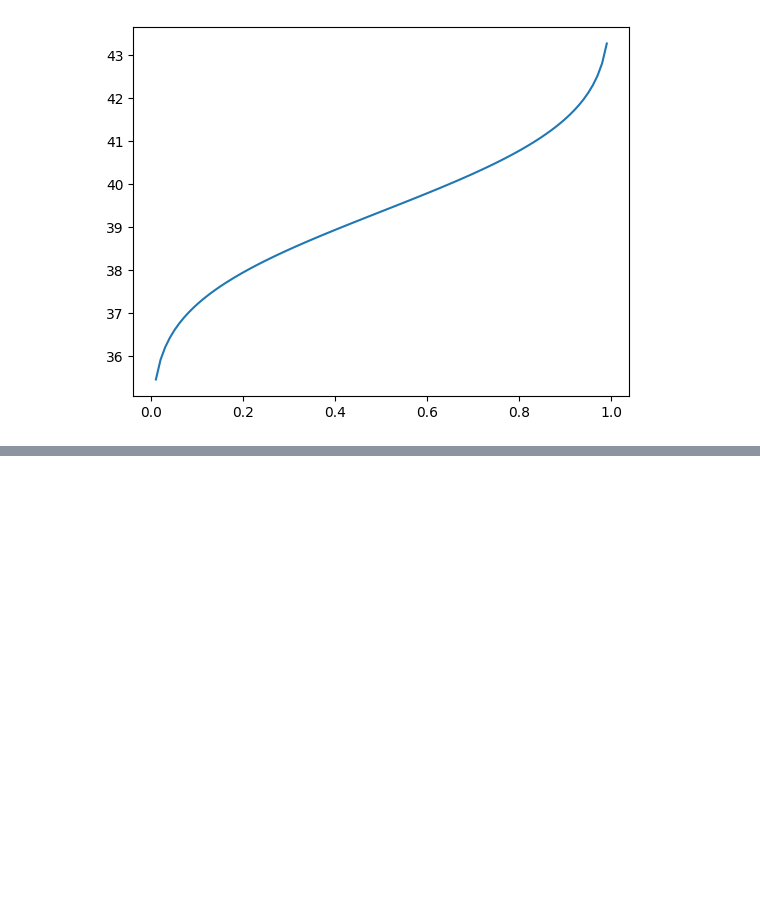
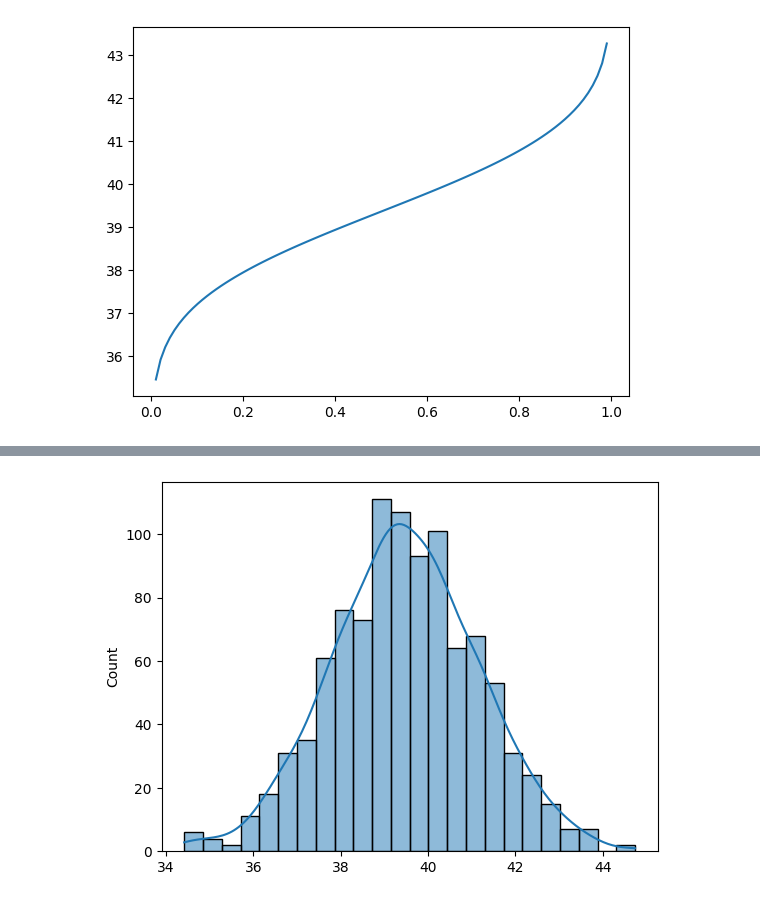
Before and after one commit to Rogerio-mack/IMT_CD_2024, a Jupyter notebook: Aula_20240516.ipynb, the cells around one changed output, grey strips where cells are left out. Drawn from its saved outputs; the diff is of its cells as text; code cells hidden in the pictures; blank space fills up the shorter version.

```diff
--- a/Aula_20240516.ipynb
+++ b/Aula_20240516.ipynb
@@ -89,0 +114,5 @@ plt.show()
+# %%
+sns.histplot(funcao_sapatos.rvs(size=1000),kde=True)
+plt.show()
+# %% [output]
+[figure, added]
```
Also changed, not shown: parts of 3 cells of this notebook.
